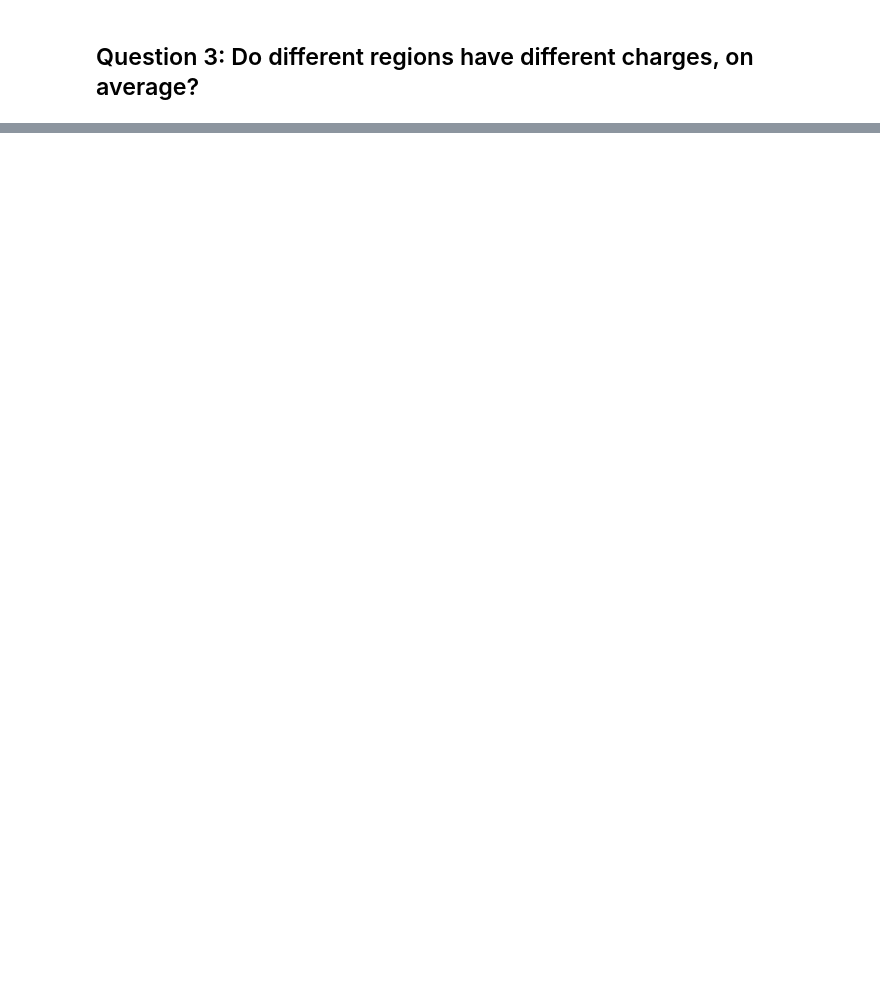
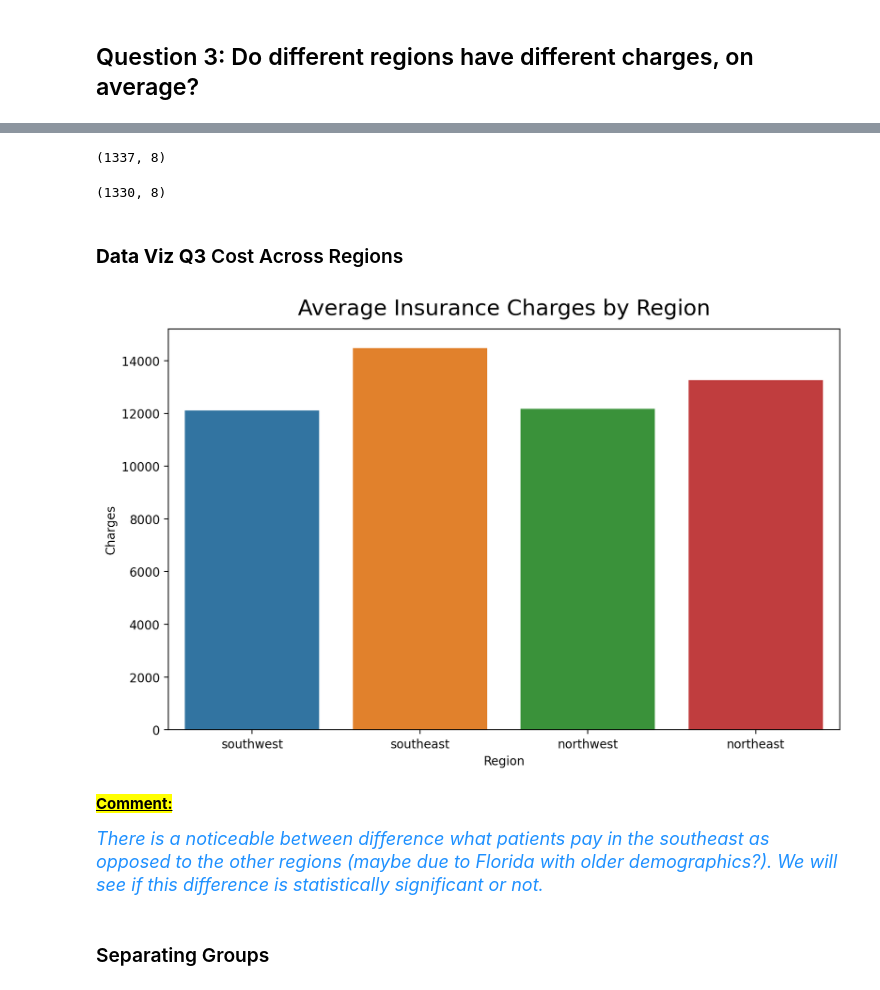
Before and after one commit to CRPeace/CD_Hypothesis_Testing_with_Insurance_Data, a Jupyter notebook: C.Peace_Hypothesis_Testing_with_Insurance_Data.ipynb, the cells around one changed output, grey strips where cells are left out. Drawn from its saved outputs; the diff is of its cells as text; code cells hidden in the pictures; blank space fills up the shorter version.

```diff
--- a/C.Peace_Hypothesis_Testing_with_Insurance_Data.ipynb
+++ b/C.Peace_Hypothesis_Testing_with_Insurance_Data.ipynb
@@ -282,0 +438,6 @@ We'll use ANOVA here because we have more than 2 categories we're comparing
+# %%
+# creating new column with z scores
+df['charges_zs'] = stats.zscore(df['charges'])
+
+# confirming
+df.head()
@@ -282,0 +465,28 @@ We'll use ANOVA here because we have more than 2 categories we're comparing
+# %%
+# creating new df with outliers removed
+df_no_out = df[abs(df['charges_zs'] < 3)].copy()
+
+# confirming
+display(df.shape, df_no_out.shape)
+# %% [output]
+(1337, 8)
+(1330, 8)
+# %% [markdown]
+### **Data Viz Q3** Cost Across Regions
+# %%
+# plotting charges by region
+plt.figure(figsize=(10,6), dpi=200)
+sns.barplot(data=df_no_out, y='charges', x='region', errorbar=None)
+plt.title('Average Insurance Charges by Region', pad=12, fontsize=18)
+plt.xlabel('Region')
+plt.ylabel('Charges');
+# %% [output]
+[figure, added]
+# %% [markdown]
+<mark><u>**Comment:**</u>
+
+<font color='dodgerblue' size=4><i>
+There is a noticeable between difference what patients pay in the southeast as opposed to the other regions (maybe due to Florida with older demographics?).  We will see if this difference is statistically significant or not.
+</i></font>
+# %% [markdown]
+### Separating Groups
```
Also changed, not shown: parts of 45 cells of this notebook.
